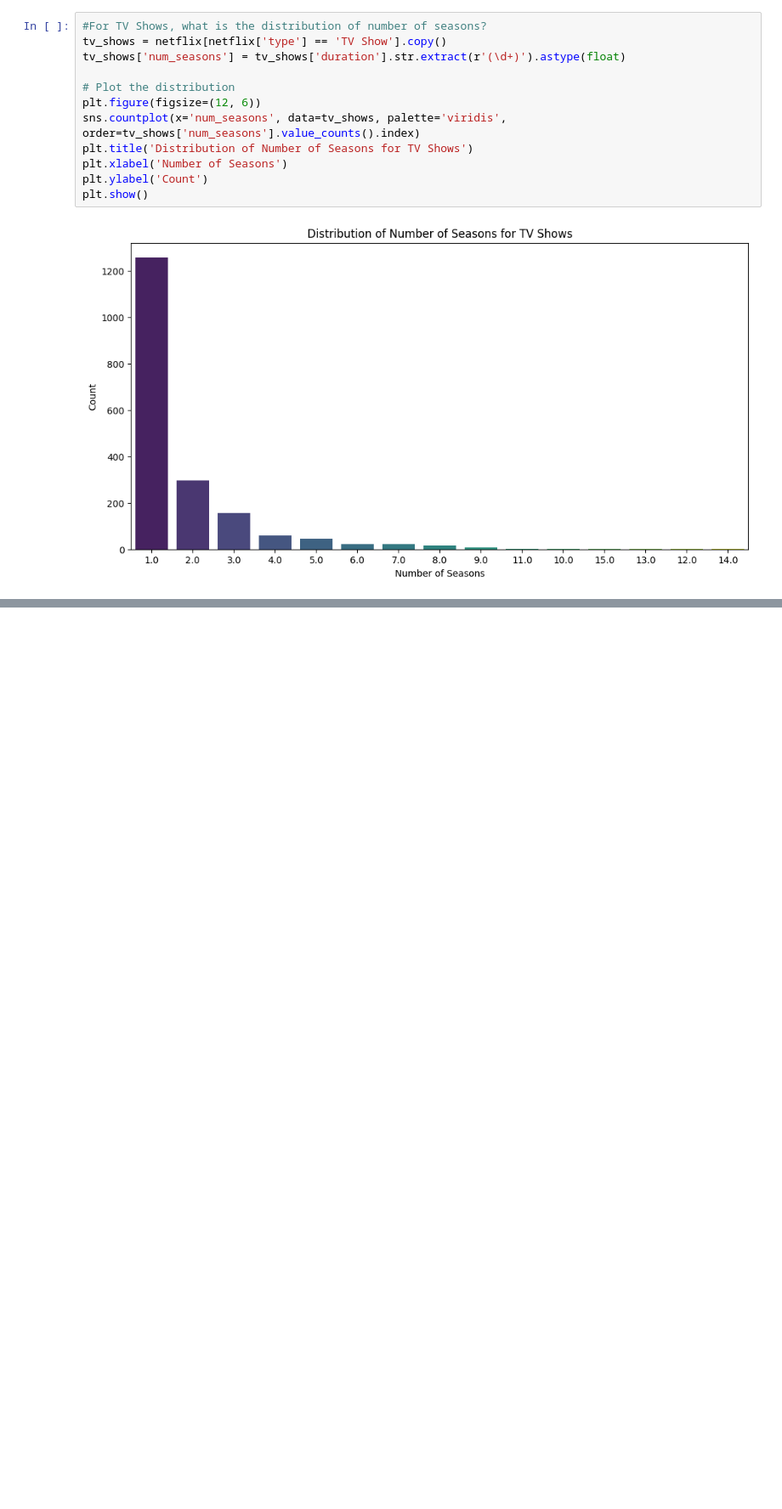
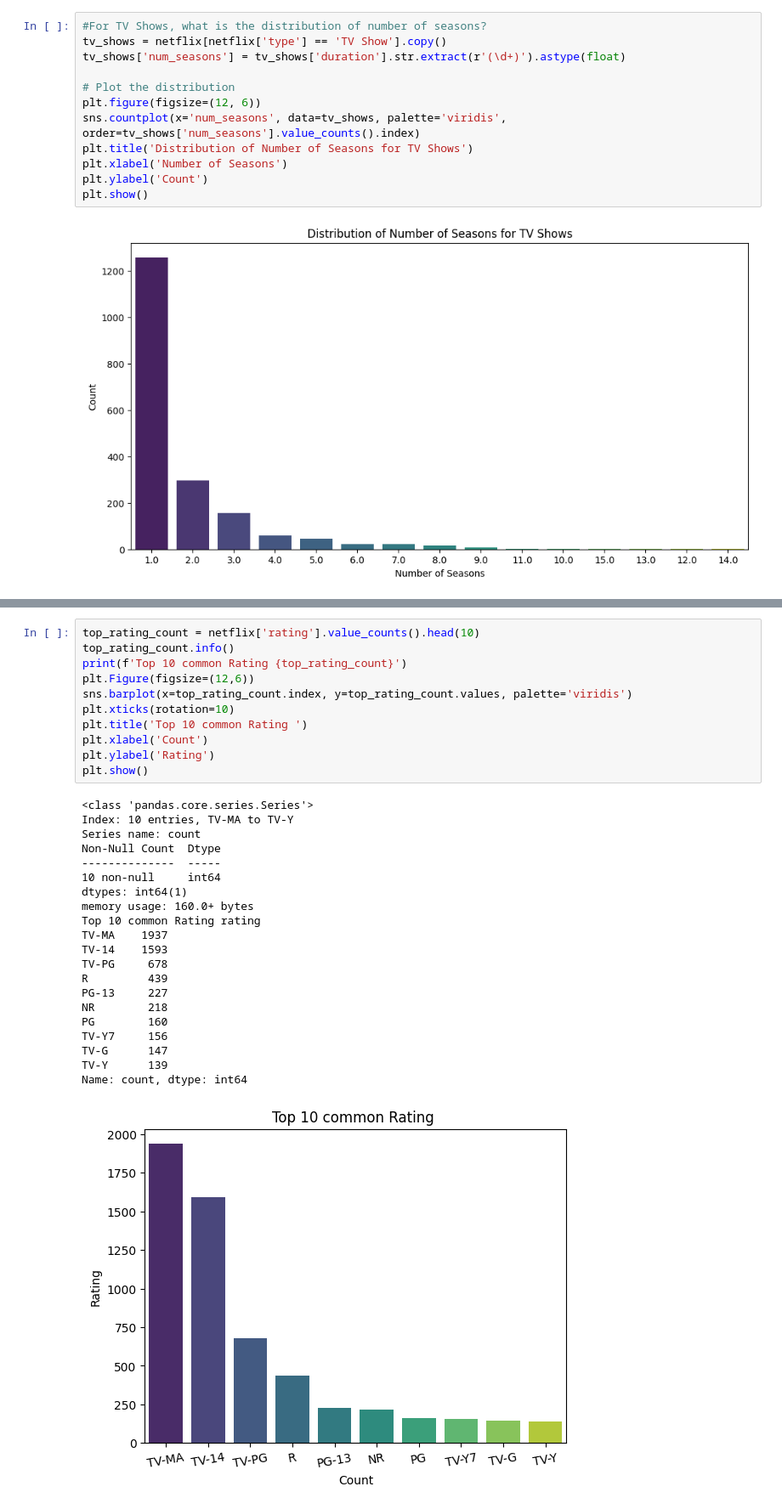
Before and after one commit to prabhumkpeak/AI_MI, a Jupyter notebook: .venv-1/EDA_Netflix.ipynb, the cells around one changed output, grey strips where cells are left out. Shown: that part at 85% size. Drawn from its saved outputs; the diff is of its cells as text; blank space fills up the shorter version.

```diff
--- a/.venv-1/EDA_Netflix.ipynb
+++ b/.venv-1/EDA_Netflix.ipynb
@@ -470,0 +474,33 @@ Top 5 longest movies on Netflix:
+# %%
+top_rating_count = netflix['rating'].value_counts().head(10)
+top_rating_count.info()
+print(f'Top 10 common Rating {top_rating_count}')
+plt.Figure(figsize=(12,6))
+sns.barplot(x=top_rating_count.index, y=top_rating_count.values, palette='viridis')
+plt.xticks(rotation=10)
+plt.title('Top 10 common Rating ')
+plt.xlabel('Count')
+plt.ylabel('Rating')
+plt.show()
+# %% [output]
+<class 'pandas.core.series.Series'>
+Index: 10 entries, TV-MA to TV-Y
+Series name: count
+Non-Null Count  Dtype
+--------------  -----
+10 non-null     int64
+dtypes: int64(1)
+memory usage: 160.0+ bytes
+Top 10 common Rating rating
+TV-MA    1937
+TV-14    1593
+TV-PG     678
+R         439
+PG-13     227
+NR        218
+PG        160
+TV-Y7     156
+TV-G      147
+TV-Y      139
+Name: count, dtype: int64
+[figure, added]
```
Also changed, not shown: parts of 12 cells of this notebook.
